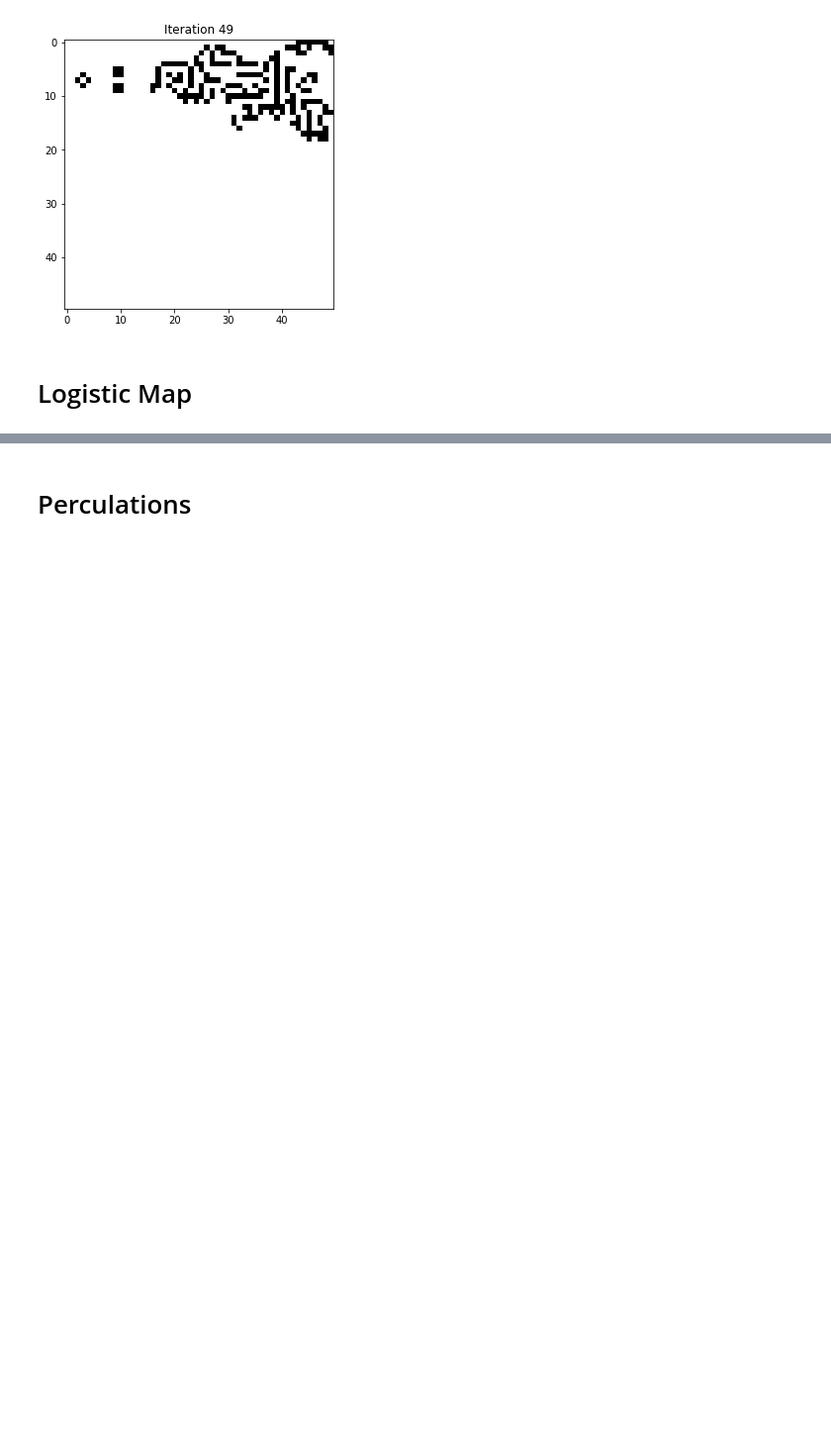
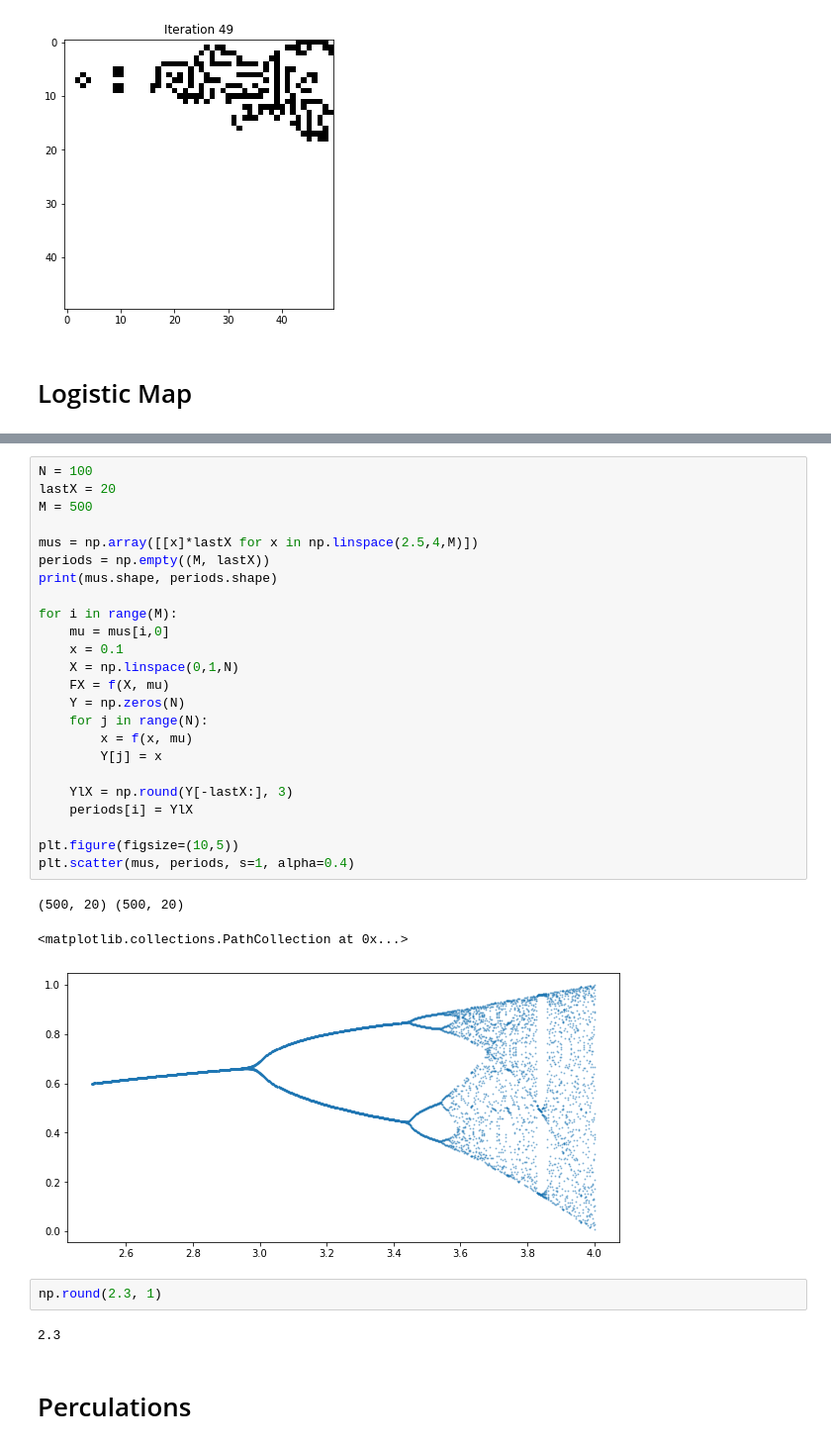
Before and after one commit to charelF/ComplexSystems, a Jupyter notebook: charel/fun.ipynb, the cells around one changed output, grey strips where cells are left out. Shown at 99% size. Drawn from its saved outputs; the diff is of its cells as text; blank space fills up the shorter version.

```diff
--- a/charel/fun.ipynb
+++ b/charel/fun.ipynb
@@ -150,3 +151,35 @@ for mu, x0 in [
+# %%
+N = 100
+lastX = 20
+M = 500
+
+mus = np.array([[x]*lastX for x in np.linspace(2.5,4,M)])
+periods = np.empty((M, lastX))
+print(mus.shape, periods.shape)
+
+for i in range(M):
+    mu = mus[i,0]
+    x = 0.1
+    X = np.linspace(0,1,N)
+    FX = f(X, mu)
+    Y = np.zeros(N)
+    for j in range(N):
+        x = f(x, mu)
+        Y[j] = x
+
+    YlX = np.round(Y[-lastX:], 3)
+    periods[i] = YlX
+
+plt.figure(figsize=(10,5))
+plt.scatter(mus, periods, s=1, alpha=0.4)
+# %% [output]
+(500, 20) (500, 20)
+<matplotlib.collections.PathCollection at 0x...>
+[figure, added]
+# %%
+np.round(2.3, 1)
+# %% [output]
+2.3
 # %% [markdown]
 # Perculations
 # %%
```
Also changed, not shown: parts of 1 cell of this notebook.
